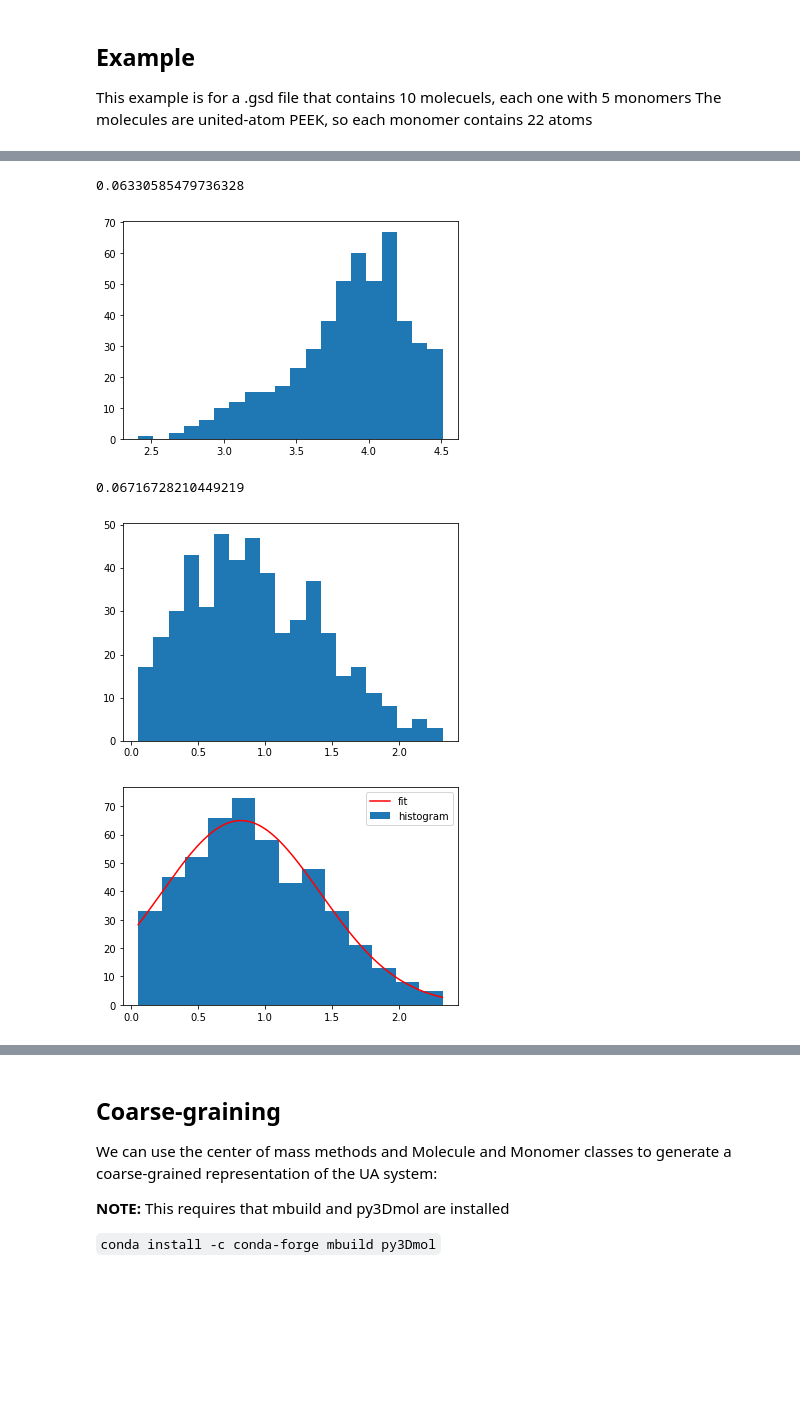
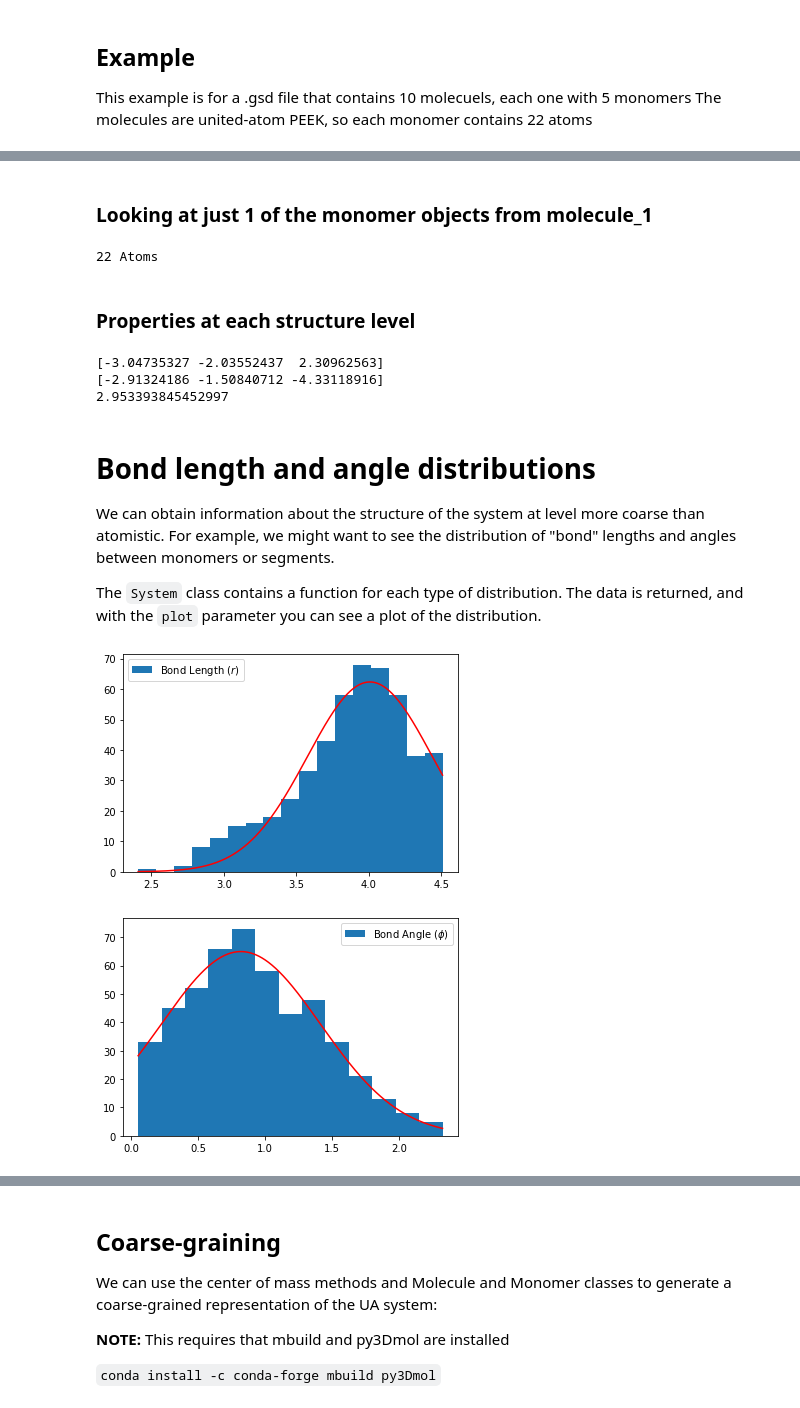
Before and after one commit to cmelab/cmeutils, a Jupyter notebook: cmeutils/tutorials/cmeutils-polymer.ipynb, the cells around one changed output, grey strips where cells are left out. Saved outputs shown, nothing was run; the diff lists cells and outputs as text; code cells hidden in the pictures; blank space fills up the shorter version.

Commit message:
clean up examples notebook a little bit. Need to get a better .gsd file to use with it

```diff
--- a/cmeutils/tutorials/cmeutils-polymer.ipynb
+++ b/cmeutils/tutorials/cmeutils-polymer.ipynb
@@ -14,5 +14,5 @@ from scipy.optimize import curve_fit
 This example is for a .gsd file that contains 10 molecuels, each one with 5 monomers
 The molecules are united-atom PEEK, so each monomer contains 22 atoms
 # %%
-gsdfile = "/home/chris/scratch-pad/single-500mer.gsd"
+gsdfile = "10_5mers.gsd"
 peek_system = polymer.System(gsd_file=gsdfile, atoms_per_monomer=22)
@@ -19,16 +50,32 @@ peek_system = polymer.System(gsd_file=gsdfile, atoms_per_monomer=22)
+# %% [markdown]
+### Looking at just 1 of the monomer objects from molecule_1
+# %%
+monomer_1 = molecule_1.monomers[0]
+print(f"{monomer_1.n_atoms} Atoms")
+# %% [output]
+22 Atoms
+# %% [markdown]
+### Properties at each structure level
+# %%
+print(molecule_1.center)
+print(monomer_1.center)
+
+print(molecule_1.end_to_end_distance())
+# %% [output]
+[-3.04735327 -2.03552437  2.30962563]
+[-2.91324186 -1.50840712 -4.33118916]
+2.953393845452997
+# %% [markdown]
+# Bond length and angle distributions
+
+We can obtain information about the structure of the system at level more coarse than atomistic. For example, we might want to see the distribution of "bond" lengths and angles between monomers or segments.
+
+The `System` class contains a function for each type of distribution.  The data is returned, and with the `plot` parameter you can see a plot of the distribution.
 # %%
-start = time.time()
 bond_dist = peek_system.bond_length_distribution(nbins=20, plot=True)
-finish=time.time()
-print(finish - start)
 # %% [output]
-0.06330585479736328
-[figure, old version]
+[figure, new version]
 # %%
-start = time.time()
 ang_dist = peek_system.bond_angle_distribution(nbins=20, plot=True)
-finish=time.time()
-print(finish - start)
 # %% [output]
-0.06716728210449219
-[figure, old version]
+[figure, new version]
@@ -54,4 +81,0 @@ def boltzmann_inverse(data, T):
-# %%
-ang, ang_prob = plot_distribution(ang_dist)
-# %% [output]
-[figure, removed]
```
Also changed, not shown: parts of 16 cells of this notebook.
